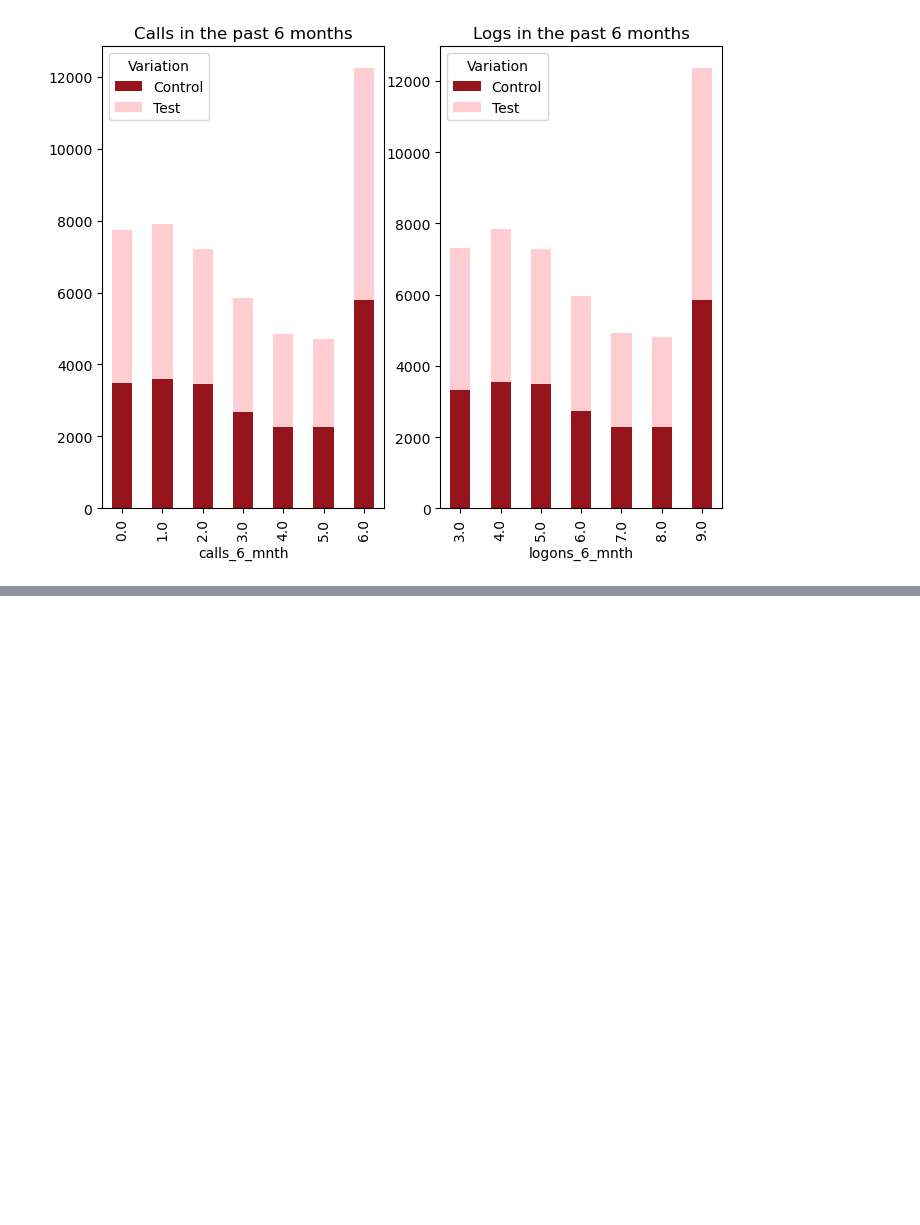
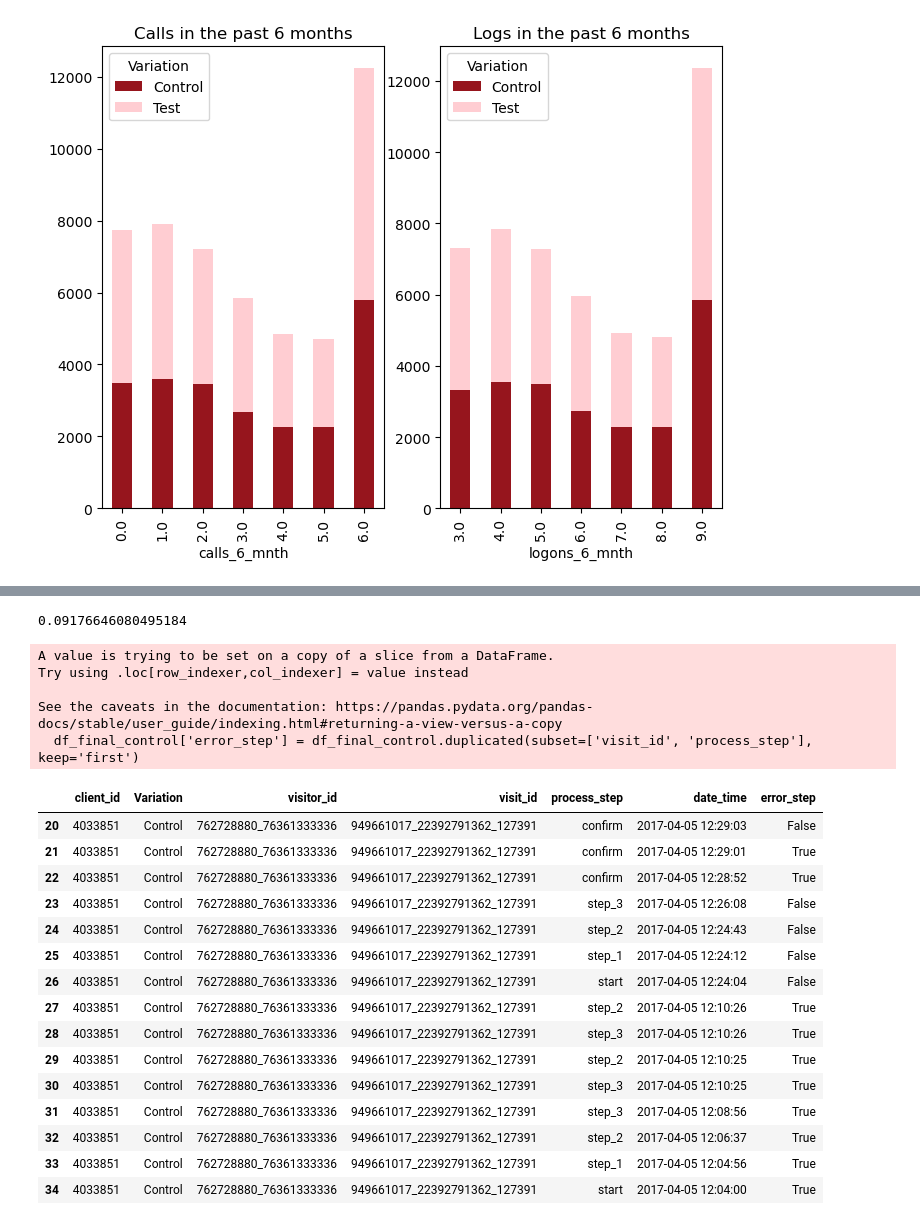
Before and after one commit to BonGoan/vanguard-ab-test, a Jupyter notebook: 02_jupyter_notebooks/vanguard-ab-test-Lucie.ipynb, the cells around one changed output, grey strips where cells are left out. Saved outputs shown, nothing was run; the diff lists cells and outputs as text; code cells hidden in the pictures; blank space fills up the shorter version.

```diff
--- a/02_jupyter_notebooks/vanguard-ab-test-Lucie.ipynb
+++ b/02_jupyter_notebooks/vanguard-ab-test-Lucie.ipynb
@@ -301,0 +443,63 @@ plt.show()
+# %%
+#take process_step where error_rank is 1
+#if process_step where error_rank+1 = process_step where error_rank is 1 -> good
+#if process_step where error_rank+1 is different than process_step where error_rank is 1
+#    Take value of process_step, match it with the key of the dictionnary (n)
+#    if process_step where error_rank+1 = value of key n+1 -> good
+#    if process_step where error_rank+1 = value of key n-1 -> ERROR
+
+#dictionary_order={1:'start',2:'step_1',3:'step_2',4:'step_3',5:'confirm'}
+
+
+
+#error rate based on visit_id -> One client during one visit doing at least one error is considered as 1 error for the calculation of the rate
+
+visits_with_error_test = df_final_test.groupby('visit_id')['error_step'].any()
+count_visits_with_error_test = visits_with_error_test.sum()
+
+error_visits_rates_test = count_visits_with_error_test / df_final_test.visit_id.count()
+error_visits_rates_test #0.095
+
+visits_with_error_control = df_final_control.groupby('visit_id')['error_step'].any()
+count_visits_with_error_control = visits_with_error_control.sum()
+error_visits_rates_control = count_visits_with_error_control / df_final_control.visit_id.count()
+error_visits_rates_control #0.092
+# %% [output]
+0.09176646080495184
+# %%
+#df_final_control
+
+df_final_control.sort_values('visit_id').sort_values('date_time')
+
+df_final_control['error_step'] = df_final_control.duplicated(subset=['visit_id', 'process_step'], keep='first')
+df_final_control
+df_final_control[df_final_control['visit_id'] == '949661017_22392791362_127391']
+
+error_rates_control = (df_final_control['error_step'][df_final_control['error_step'] == True].count()) / df_final_control.process_step.count()
+
+error_rates_control #for control group 0.20 when taking into account first occurence as duplicate and dividing by 2
+error_rates_control #for control group 0.24 when taking into account only subsequent occurrences as duplicates
+
+df_final_control[df_final_control['visit_id'] == '949661017_22392791362_127391']
+# %% [output]
+A value is trying to be set on a copy of a slice from a DataFrame.
+Try using .loc[row_indexer,col_indexer] = value instead
+
+See the caveats in the documentation: https://pandas.pydata.org/pandas-docs/stable/user_guide/indexing.html#returning-a-view-versus-a-copy
+  df_final_control['error_step'] = df_final_control.duplicated(subset=['visit_id', 'process_step'], keep='first')
+|  | client_id | Variation | visitor_id | visit_id | process_step | date_time | error_step |
+| 20 | 4033851 | Control | 762728880_76361333336 | 949661017_22392791362_127391 | confirm | 2017-04-05 12:29:03 | False |
+| 21 | 4033851 | Control | 762728880_76361333336 | 949661017_22392791362_127391 | confirm | 2017-04-05 12:29:01 | True |
+| 22 | 4033851 | Control | 762728880_76361333336 | 949661017_22392791362_127391 | confirm | 2017-04-05 12:28:52 | True |
+| 23 | 4033851 | Control | 762728880_76361333336 | 949661017_22392791362_127391 | step_3 | 2017-04-05 12:26:08 | False |
+| 24 | 4033851 | Control | 762728880_76361333336 | 949661017_22392791362_127391 | step_2 | 2017-04-05 12:24:43 | False |
+| 25 | 4033851 | Control | 762728880_76361333336 | 949661017_22392791362_127391 | step_1 | 2017-04-05 12:24:12 | False |
+| 26 | 4033851 | Control | 762728880_76361333336 | 949661017_22392791362_127391 | start | 2017-04-05 12:24:04 | False |
+| 27 | 4033851 | Control | 762728880_76361333336 | 949661017_22392791362_127391 | step_2 | 2017-04-05 12:10:26 | True |
+| 28 | 4033851 | Control | 762728880_76361333336 | 949661017_22392791362_127391 | step_3 | 2017-04-05 12:10:26 | True |
+| 29 | 4033851 | Control | 762728880_76361333336 | 949661017_22392791362_127391 | step_2 | 2017-04-05 12:10:25 | True |
+| 30 | 4033851 | Control | 762728880_76361333336 | 949661017_22392791362_127391 | step_3 | 2017-04-05 12:10:25 | True |
+| 31 | 4033851 | Control | 762728880_76361333336 | 949661017_22392791362_127391 | step_3 | 2017-04-05 12:08:56 | True |
+| 32 | 4033851 | Control | 762728880_76361333336 | 949661017_22392791362_127391 | step_2 | 2017-04-05 12:06:37 | True |
+| 33 | 4033851 | Control | 762728880_76361333336 | 949661017_22392791362_127391 | step_1 | 2017-04-05 12:04:56 | True |
+| 34 | 4033851 | Control | 762728880_76361333336 | 949661017_22392791362_127391 | start | 2017-04-05 12:04:00 | True |
```
Also changed, not shown: parts of 4 cells of this notebook.
